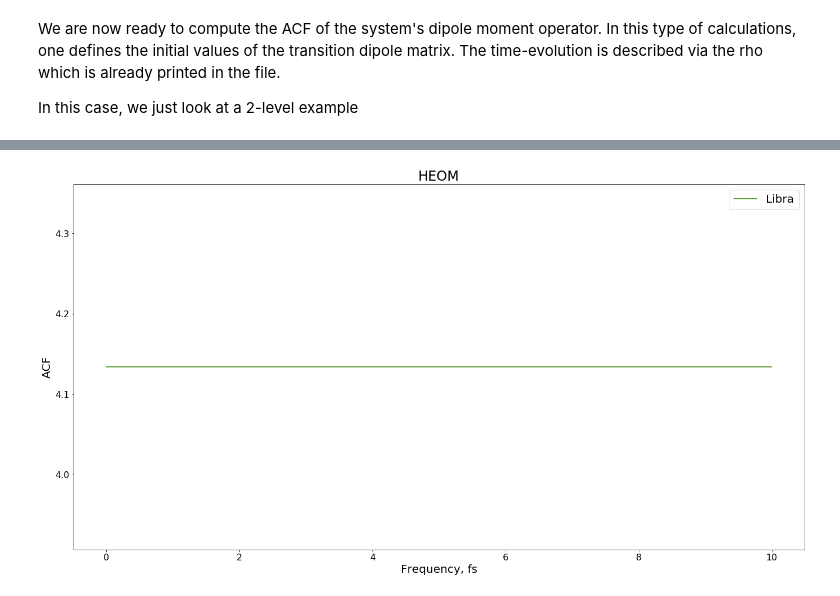
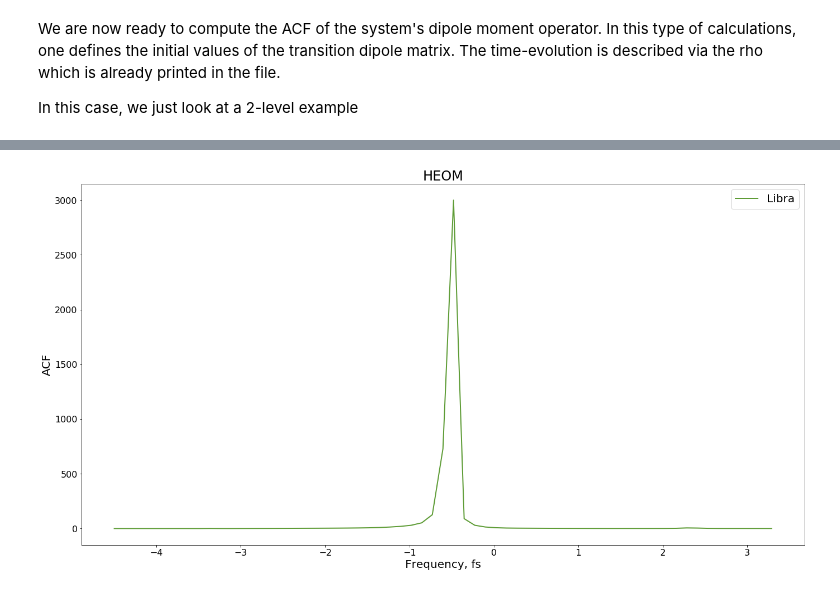
Before and after one commit to Quantum-Dynamics-Hub/libra-code, a Jupyter notebook: notebooks/Example18_HEOM/HEOM_via_libra_py_spectrum.ipynb, the cells around one changed output, grey strips where cells are left out. Drawn from its saved outputs; the diff is of its cells as text; code cells hidden in the pictures.

Commit message:
Revised the spectrum calculations notebook and added a new FT function to libra_py

```diff
--- a/notebooks/Example18_HEOM/HEOM_via_libra_py_spectrum.ipynb
+++ b/notebooks/Example18_HEOM/HEOM_via_libra_py_spectrum.ipynb
@@ -120,13 +127,14 @@ Saving the dataset named denmat/data
 # %% [markdown]
 Print the computed results ( in the out/mem_data.hdf) as well as the reference results (in the rho.out file)
 # %%
-lib = [ None, None, None, None ]
+lib = [ None, None, None, None, None ]
 
 with h5py.File(F"out/mem_data.hdf", 'r') as f:
     lib[0] = list(f["time/data"][:] * units.au2fs)
     lib[1] = list(f["denmat/data"][:, 0,0])
     lib[2] = list(f["denmat/data"][:, 1,1])
     lib[3] = list(f["denmat/data"][:, 2,2])
+    lib[4] = list(f["denmat/data"][:, 1,2])
 
 
 plt.figure(1, figsize=(24, 12)) # dpi=300, frameon=False)
@@ -137,6 +145,7 @@ plt.ylabel('Population')
 plt.plot(lib[0], lib[1], label='P_0', linewidth=2, color = colors["11"])
 plt.plot(lib[0], lib[2], label='P_1', linewidth=2, color = colors["21"])
 plt.plot(lib[0], lib[3], label='P_2', linewidth=2, color = colors["31"])
+plt.plot(lib[0], lib[4], label='coh_12', linewidth=2, color = colors["41"])
 plt.legend()
 plt.show()
 plt.close()
@@ -188,19 +197,28 @@ plt.close()
 # %%
-wspan = 10.0
-dw = 0.01
-dt = 0.1*units.fs2au
+wmin = -4*J
+wmax = 4*J
 
-W, J = ft.ft(acf, wspan, dw, dt)
-#W, C, S = ft.py_cft(acf, dt)
+
+#dw = 2.0*math.pi/(params["dt"]*params["nsteps"]) #  0.1
+dt = params["dt"]
+dw = 2.0*math.pi/(params["dt"]*params["nsteps"]) #  0.1
+
+
+W, ampl, I, ampl_re, ampl_im = ft.ft2(acf, wmin, wmax, dw, dt)
+
+W_shifted = []
+for w in W:
+    W_shifted.append( (w-Omega)/J )
+
 
 plt.figure(3, figsize=(24, 12)) # dpi=300, frameon=False)
 plt.subplot(1,1,1)
 plt.title('HEOM')
 plt.xlabel('Frequency, fs')
 plt.ylabel('ACF')
-plt.plot(W, J, label='Libra', linewidth=2, color = colors["21"])
+plt.plot(W_shifted, I, label='Libra', linewidth=2, color = colors["21"])
 plt.legend()
 plt.show()
 plt.close()
 # %% [output]
-[figure, old version]
+[figure, new version]
```
Also changed, not shown: parts of 4 cells of this notebook, 1 other file.
